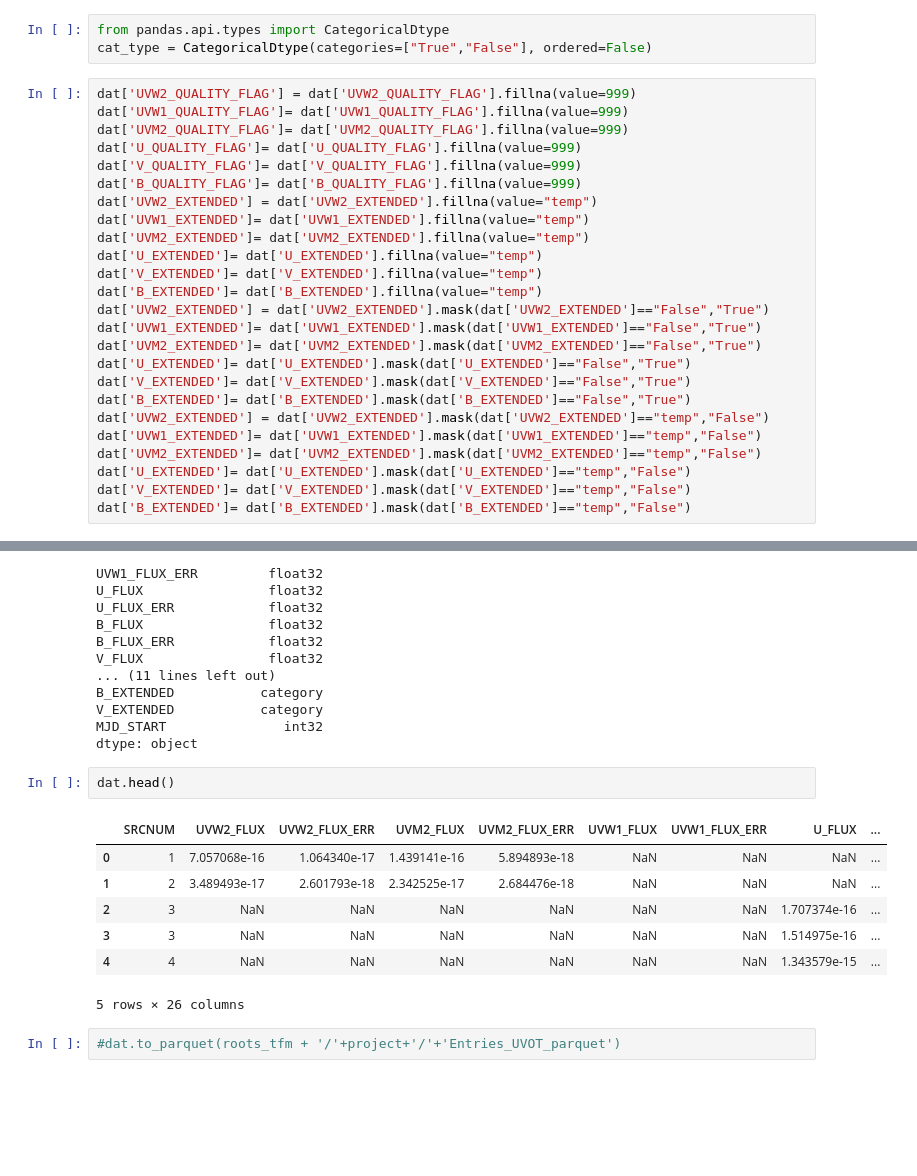
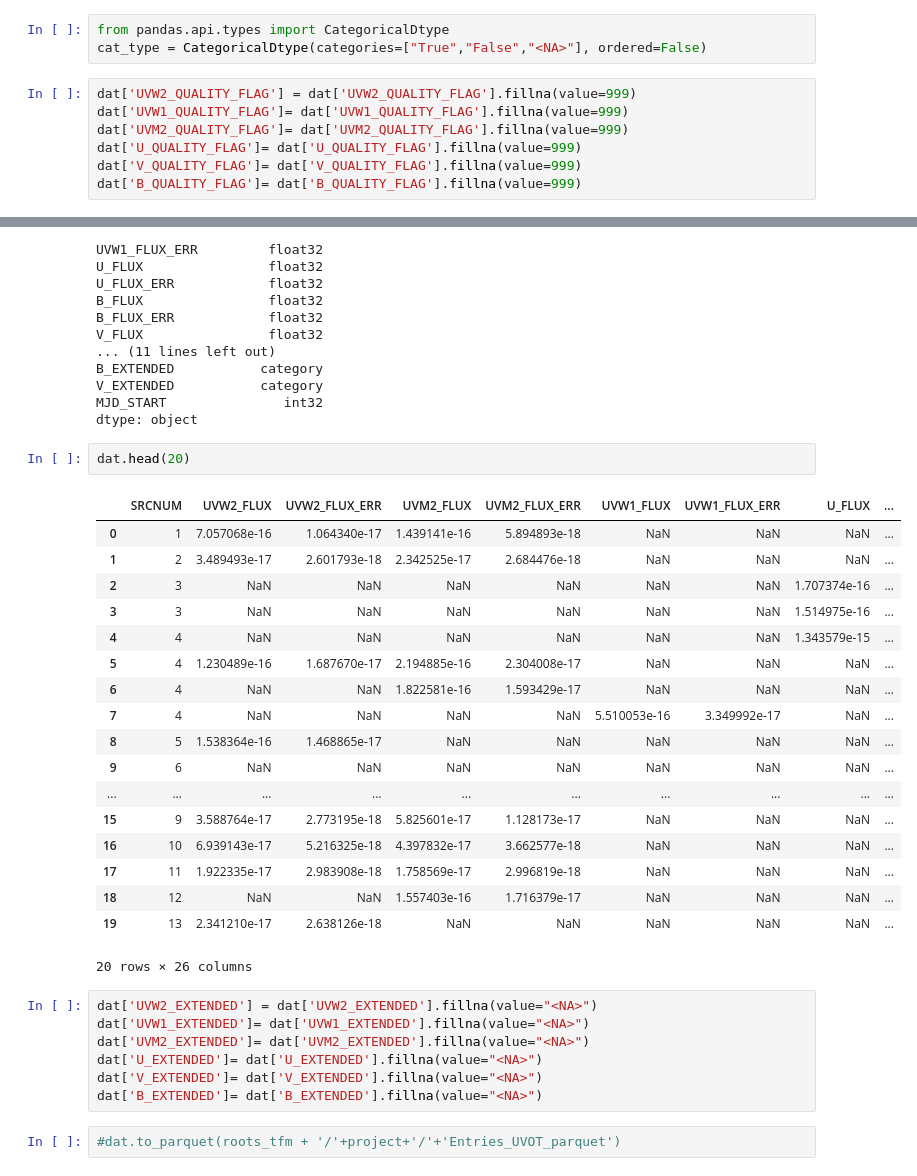
Before and after one commit to JulienValteau/TFM_TDE_Detection, a Jupyter notebook: UV_database_creation_pipeline/4- generate_catalogue_entries_db.ipynb, the cells around one changed output, grey strips where cells are left out. Saved outputs shown, nothing was run; the diff lists cells and outputs as text; blank space fills up the shorter version.

```diff
--- a/UV_database_creation_pipeline/4- generate_catalogue_entries_db.ipynb
+++ b/UV_database_creation_pipeline/4- generate_catalogue_entries_db.ipynb
@@ -50,6 +61,6 @@ dat.head()
 # %%
 from pandas.api.types import CategoricalDtype
-cat_type = CategoricalDtype(categories=["True","False"], ordered=False)
+cat_type = CategoricalDtype(categories=["True","False","<NA>"], ordered=False)
 # %%
 dat['UVW2_QUALITY_FLAG'] = dat['UVW2_QUALITY_FLAG'].fillna(value=999)
 dat['UVW1_QUALITY_FLAG']= dat['UVW1_QUALITY_FLAG'].fillna(value=999)
@@ -57,24 +68,6 @@ dat['UVM2_QUALITY_FLAG']= dat['UVM2_QUALITY_FLAG'].fillna(value=999)
 dat['U_QUALITY_FLAG']= dat['U_QUALITY_FLAG'].fillna(value=999)
 dat['V_QUALITY_FLAG']= dat['V_QUALITY_FLAG'].fillna(value=999)
 dat['B_QUALITY_FLAG']= dat['B_QUALITY_FLAG'].fillna(value=999)
-dat['UVW2_EXTENDED'] = dat['UVW2_EXTENDED'].fillna(value="temp")
-dat['UVW1_EXTENDED']= dat['UVW1_EXTENDED'].fillna(value="temp")
-dat['UVM2_EXTENDED']= dat['UVM2_EXTENDED'].fillna(value="temp")
-dat['U_EXTENDED']= dat['U_EXTENDED'].fillna(value="temp")
-dat['V_EXTENDED']= dat['V_EXTENDED'].fillna(value="temp")
-dat['B_EXTENDED']= dat['B_EXTENDED'].fillna(value="temp")
-dat['UVW2_EXTENDED'] = dat['UVW2_EXTENDED'].mask(dat['UVW2_EXTENDED']=="False","True")
-dat['UVW1_EXTENDED']= dat['UVW1_EXTENDED'].mask(dat['UVW1_EXTENDED']=="False","True")
-dat['UVM2_EXTENDED']= dat['UVM2_EXTENDED'].mask(dat['UVM2_EXTENDED']=="False","True")
-dat['U_EXTENDED']= dat['U_EXTENDED'].mask(dat['U_EXTENDED']=="False","True")
-dat['V_EXTENDED']= dat['V_EXTENDED'].mask(dat['V_EXTENDED']=="False","True")
-dat['B_EXTENDED']= dat['B_EXTENDED'].mask(dat['B_EXTENDED']=="False","True")
-dat['UVW2_EXTENDED'] = dat['UVW2_EXTENDED'].mask(dat['UVW2_EXTENDED']=="temp","False")
-dat['UVW1_EXTENDED']= dat['UVW1_EXTENDED'].mask(dat['UVW1_EXTENDED']=="temp","False")
-dat['UVM2_EXTENDED']= dat['UVM2_EXTENDED'].mask(dat['UVM2_EXTENDED']=="temp","False")
-dat['U_EXTENDED']= dat['U_EXTENDED'].mask(dat['U_EXTENDED']=="temp","False")
-dat['V_EXTENDED']= dat['V_EXTENDED'].mask(dat['V_EXTENDED']=="temp","False")
-dat['B_EXTENDED']= dat['B_EXTENDED'].mask(dat['B_EXTENDED']=="temp","False")
 # %%
 dat.head()
 # %% [output]
@@ -128,15 +121,33 @@ V_EXTENDED           category
 MJD_START               int32
 dtype: object
 # %%
-dat.head()
+dat.head(20)
 # %% [output]
 |  | SRCNUM | UVW2_FLUX | UVW2_FLUX_ERR | UVM2_FLUX | UVM2_FLUX_ERR | UVW1_FLUX | UVW1_FLUX_ERR | U_FLUX | ... |
 | 0 | 1 | 7.057068e-16 | 1.064340e-17 | 1.439141e-16 | 5.894893e-18 | NaN | NaN | NaN | ... |
 | 1 | 2 | 3.489493e-17 | 2.601793e-18 | 2.342525e-17 | 2.684476e-18 | NaN | NaN | NaN | ... |
 | 2 | 3 | NaN | NaN | NaN | NaN | NaN | NaN | 1.707374e-16 | ... |
 | 3 | 3 | NaN | NaN | NaN | NaN | NaN | NaN | 1.514975e-16 | ... |
 | 4 | 4 | NaN | NaN | NaN | NaN | NaN | NaN | 1.343579e-15 | ... |
+| 5 | 4 | 1.230489e-16 | 1.687670e-17 | 2.194885e-16 | 2.304008e-17 | NaN | NaN | NaN | ... |
+| 6 | 4 | NaN | NaN | 1.822581e-16 | 1.593429e-17 | NaN | NaN | NaN | ... |
+| 7 | 4 | NaN | NaN | NaN | NaN | 5.510053e-16 | 3.349992e-17 | NaN | ... |
+| 8 | 5 | 1.538364e-16 | 1.468865e-17 | NaN | NaN | NaN | NaN | NaN | ... |
+| 9 | 6 | NaN | NaN | NaN | NaN | NaN | NaN | NaN | ... |
+| ... | ... | ... | ... | ... | ... | ... | ... | ... | ... |
+| 15 | 9 | 3.588764e-17 | 2.773195e-18 | 5.825601e-17 | 1.128173e-17 | NaN | NaN | NaN | ... |
+| 16 | 10 | 6.939143e-17 | 5.216325e-18 | 4.397832e-17 | 3.662577e-18 | NaN | NaN | NaN | ... |
+| 17 | 11 | 1.922335e-17 | 2.983908e-18 | 1.758569e-17 | 2.996819e-18 | NaN | NaN | NaN | ... |
+| 18 | 12 | NaN | NaN | 1.557403e-16 | 1.716379e-17 | NaN | NaN | NaN | ... |
+| 19 | 13 | 2.341210e-17 | 2.638126e-18 | NaN | NaN | NaN | NaN | NaN | ... |
-5 rows × 26 columns
+20 rows × 26 columns
+# %%
+dat['UVW2_EXTENDED'] = dat['UVW2_EXTENDED'].fillna(value="<NA>")
+dat['UVW1_EXTENDED']= dat['UVW1_EXTENDED'].fillna(value="<NA>")
+dat['UVM2_EXTENDED']= dat['UVM2_EXTENDED'].fillna(value="<NA>")
+dat['U_EXTENDED']= dat['U_EXTENDED'].fillna(value="<NA>")
+dat['V_EXTENDED']= dat['V_EXTENDED'].fillna(value="<NA>")
+dat['B_EXTENDED']= dat['B_EXTENDED'].fillna(value="<NA>")
 # %%
 #dat.to_parquet(roots_tfm + '/'+project+'/'+'Entries_UVOT_parquet')
 # %%
```
Also changed, not shown: parts of 14 cells of this notebook.
